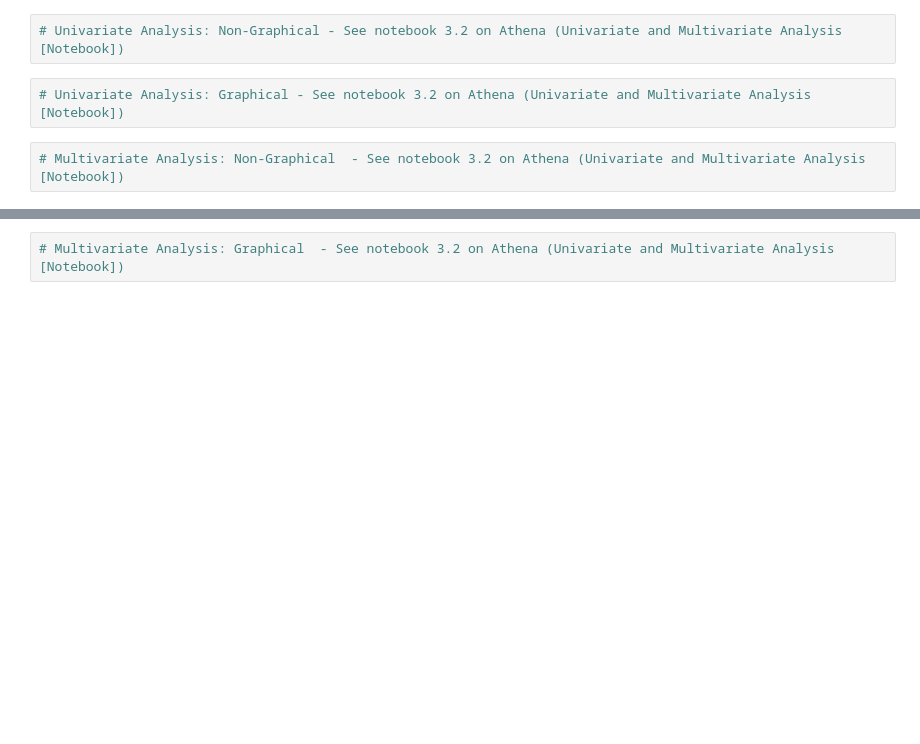
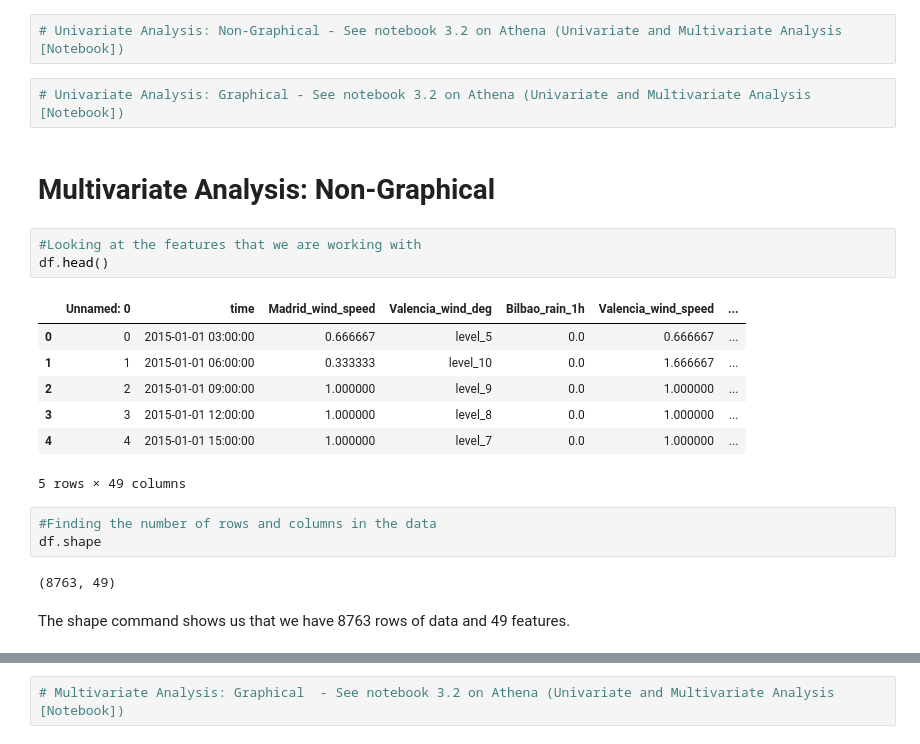
Before and after one commit to Kabous0017/TEAM-GM4-Predict, a Jupyter notebook: starter-notebook.ipynb, the cells around one changed output, grey strips where cells are left out. Drawn from its saved outputs; the diff is of its cells as text; blank space fills up the shorter version.

```diff
--- a/starter-notebook.ipynb
+++ b/starter-notebook.ipynb
@@ -114,5 +114,23 @@ df = pd.read_csv("df_train.csv")
 # Univariate Analysis: Non-Graphical - See notebook 3.2 on Athena (Univariate and Multivariate Analysis [Notebook])
 # %%
 # Univariate Analysis: Graphical - See notebook 3.2 on Athena (Univariate and Multivariate Analysis [Notebook])
-# %%
-# Multivariate Analysis: Non-Graphical  - See notebook 3.2 on Athena (Univariate and Multivariate Analysis [Notebook])
+# %% [markdown]
+# Multivariate Analysis: Non-Graphical
+# %%
+#Looking at the features that we are working with
+df.head()
+# %% [output]
+|  | Unnamed: 0 | time | Madrid_wind_speed | Valencia_wind_deg | Bilbao_rain_1h | Valencia_wind_speed | ... |
+| 0 | 0 | 2015-01-01 03:00:00 | 0.666667 | level_5 | 0.0 | 0.666667 | ... |
+| 1 | 1 | 2015-01-01 06:00:00 | 0.333333 | level_10 | 0.0 | 1.666667 | ... |
+| 2 | 2 | 2015-01-01 09:00:00 | 1.000000 | level_9 | 0.0 | 1.000000 | ... |
+| 3 | 3 | 2015-01-01 12:00:00 | 1.000000 | level_8 | 0.0 | 1.000000 | ... |
+| 4 | 4 | 2015-01-01 15:00:00 | 1.000000 | level_7 | 0.0 | 1.000000 | ... |
+5 rows × 49 columns
+# %%
+#Finding the number of rows and columns in the data
+df.shape
+# %% [output]
+(8763, 49)
+# %% [markdown]
+The shape command shows us that we have 8763 rows of data and 49 features.
```
Also changed, not shown: parts of 10 cells of this notebook.
